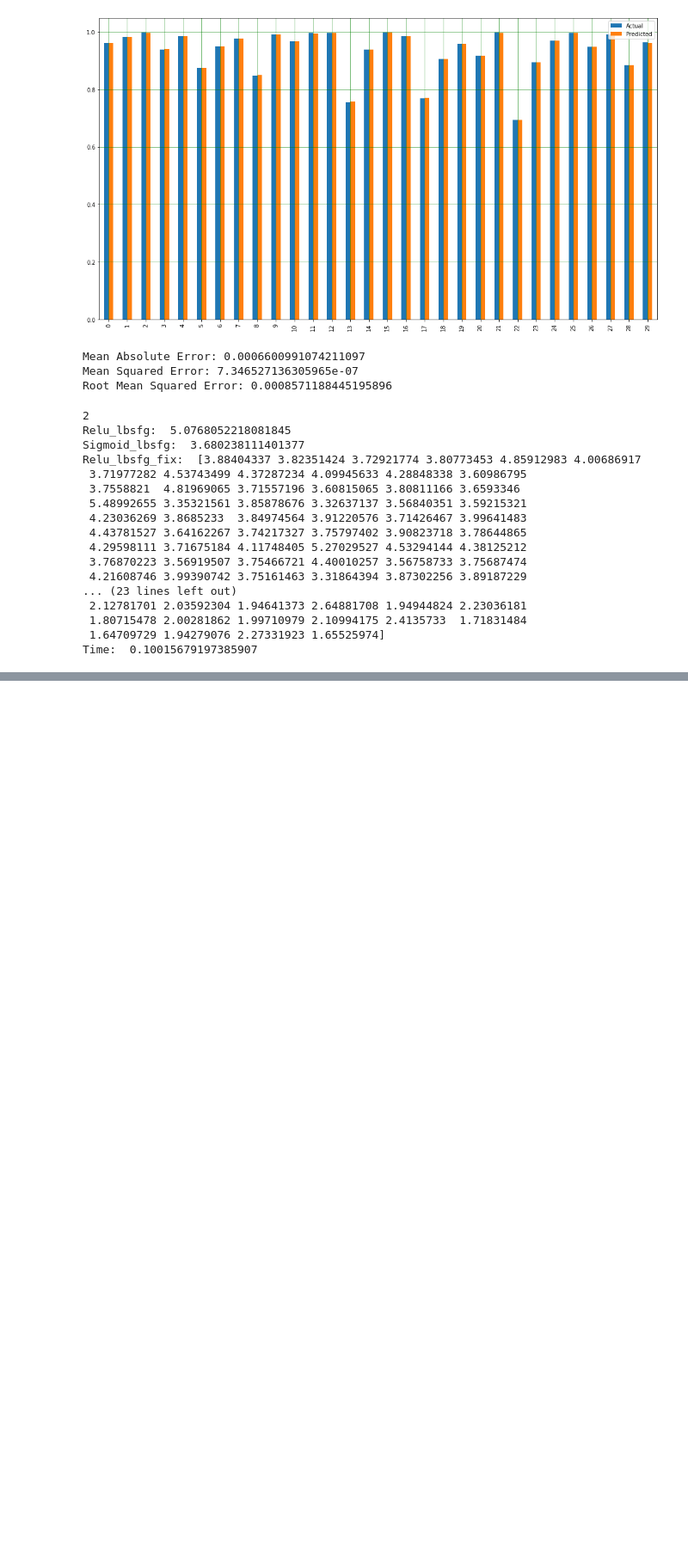
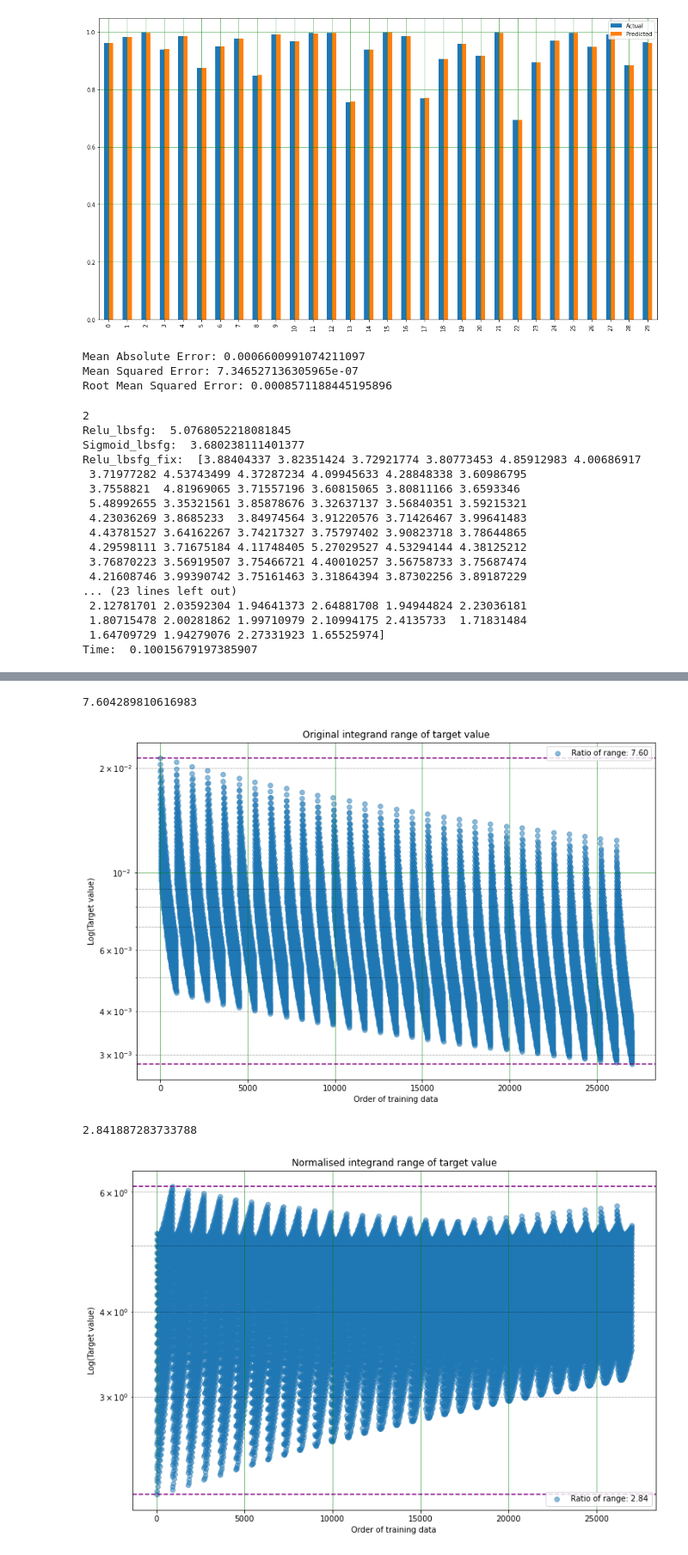
Before and after one commit to MinwooKim1990/disser, a Jupyter notebook: core.ipynb, the cells around one changed output, grey strips where cells are left out. Shown at 86% size. Drawn from its saved outputs; the diff is of its cells as text; code cells hidden in the pictures; blank space fills up the shorter version.

```diff
--- a/core.ipynb
+++ b/core.ipynb
@@ -500,0 +619,36 @@ def normalf(f,i):
+# %%
+normalised_val=[]
+for i in range(arguments.shape[0]):
+    normalised_val.append(values[i]/(I0(np.array([1/2]*(3)),arguments[i],[])))
+
+print(np.max(values)/np.min(values))
+plt.figure(figsize=(12, 8))
+plt.scatter(range(len(values)),values,alpha=0.5,label='Ratio of range: 7.60')
+plt.axhline(y=np.max(values),color='purple',linestyle='--',lw=1.5)
+plt.axhline(y=np.min(values),color='purple',linestyle='--',lw=1.5)
+plt.yscale('log')
+plt.grid(which='major', linestyle='-', linewidth='0.5', color='green')
+plt.grid(which='minor', linestyle=':', linewidth='0.5', color='black')
+plt.legend(loc='upper right')
+plt.title('Original integrand range of target value')
+plt.xlabel('Order of training data')
+plt.ylabel('Log(Target value)')
+plt.show()
+print(np.max(normalised_val)/np.min(normalised_val))
+plt.figure(figsize=(12, 8))
+plt.scatter(range(len(normalised_val)),normalised_val,alpha=0.5,label='Ratio of range: 2.84')
+plt.axhline(y=np.max(normalised_val),color='purple',linestyle='--',lw=1.5)
+plt.axhline(y=np.min(normalised_val),color='purple',linestyle='--',lw=1.5)
+plt.grid(which='major', linestyle='-', linewidth='0.5', color='green')
+plt.grid(which='minor', linestyle=':', linewidth='0.5', color='black')
+plt.yscale('log')
+plt.legend(loc='lower right')
+plt.title('Normalised integrand range of target value')
+plt.xlabel('Order of training data')
+plt.ylabel('Log(Target value)')
+plt.show()
+# %% [output]
+7.604289810616983
+[figure, added]
+2.841887283733788
+[figure, added]
```
Also changed, not shown: parts of 30 cells of this notebook.
